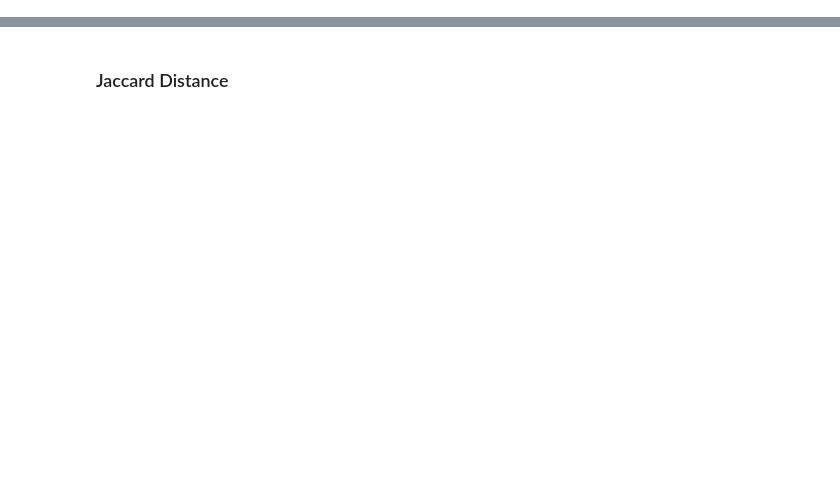
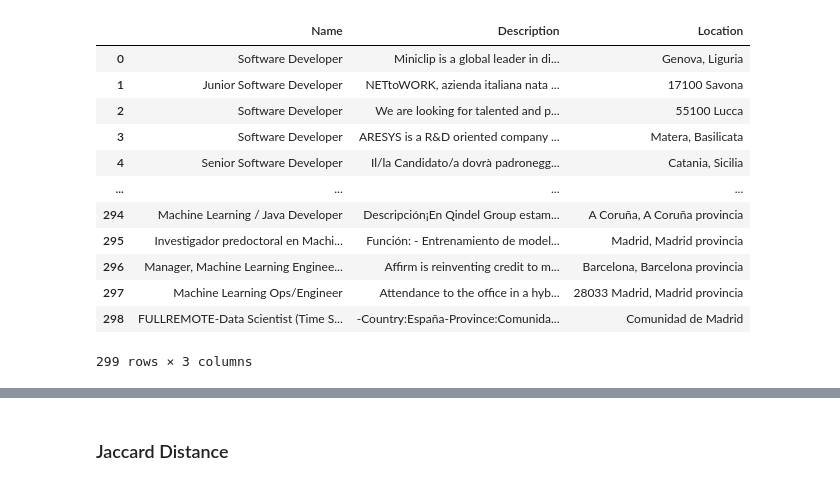
Before and after one commit to antoninoLorenzo/RecommenderSystem_TC, a Jupyter notebook: demo/notebooks/test_offers_1/test.ipynb, the cells around one changed output, grey strips where cells are left out. Drawn from its saved outputs; the diff is of its cells as text; code cells hidden in the pictures; blank space fills up the shorter version.

```diff
--- a/demo/notebooks/test_offers_1/test.ipynb
+++ b/demo/notebooks/test_offers_1/test.ipynb
@@ -20,6 +20,21 @@ with sqlite3.connect('../../datasets/skills_dataset.db') as skills_connection:
 # %%
 offers_frame.dropna(subset='Name',inplace=True)
 offers_frame.drop_duplicates(inplace=True)
+offers_frame
+# %% [output]
+|  | Name | Description | Location |
+| 0 | Software Developer | Miniclip is a global leader in di... | Genova, Liguria |
+| 1 | Junior Software Developer | NETtoWORK, azienda italiana nata ... | 17100 Savona |
+| 2 | Software Developer | We are looking for talented and p... | 55100 Lucca |
+| 3 | Software Developer | ARESYS is a R&D oriented company ... | Matera, Basilicata |
+| 4 | Senior Software Developer | Il/la Candidato/a dovrà padronegg... | Catania, Sicilia |
+| ... | ... | ... | ... |
+| 294 | Machine Learning / Java Developer | Descripción¡En Qindel Group estam... | A Coruña, A Coruña provincia |
+| 295 | Investigador predoctoral en Machi... | Función: - Entrenamiento de model... | Madrid, Madrid provincia |
+| 296 | Manager, Machine Learning Enginee... | Affirm is reinventing credit to m... | Barcelona, Barcelona provincia |
+| 297 | Machine Learning Ops/Engineer | Attendance to the office in a hyb... | 28033 Madrid, Madrid provincia |
+| 298 | FULLREMOTE-Data Scientist (Time S... | -Country:España-Province:Comunida... | Comunidad de Madrid |
+299 rows × 3 columns
 # %%
 def remove_symbols(description: str, remove_map: dict) -> str:
     """
```
Also changed, not shown: parts of 5 cells of this notebook, 2 other files.
